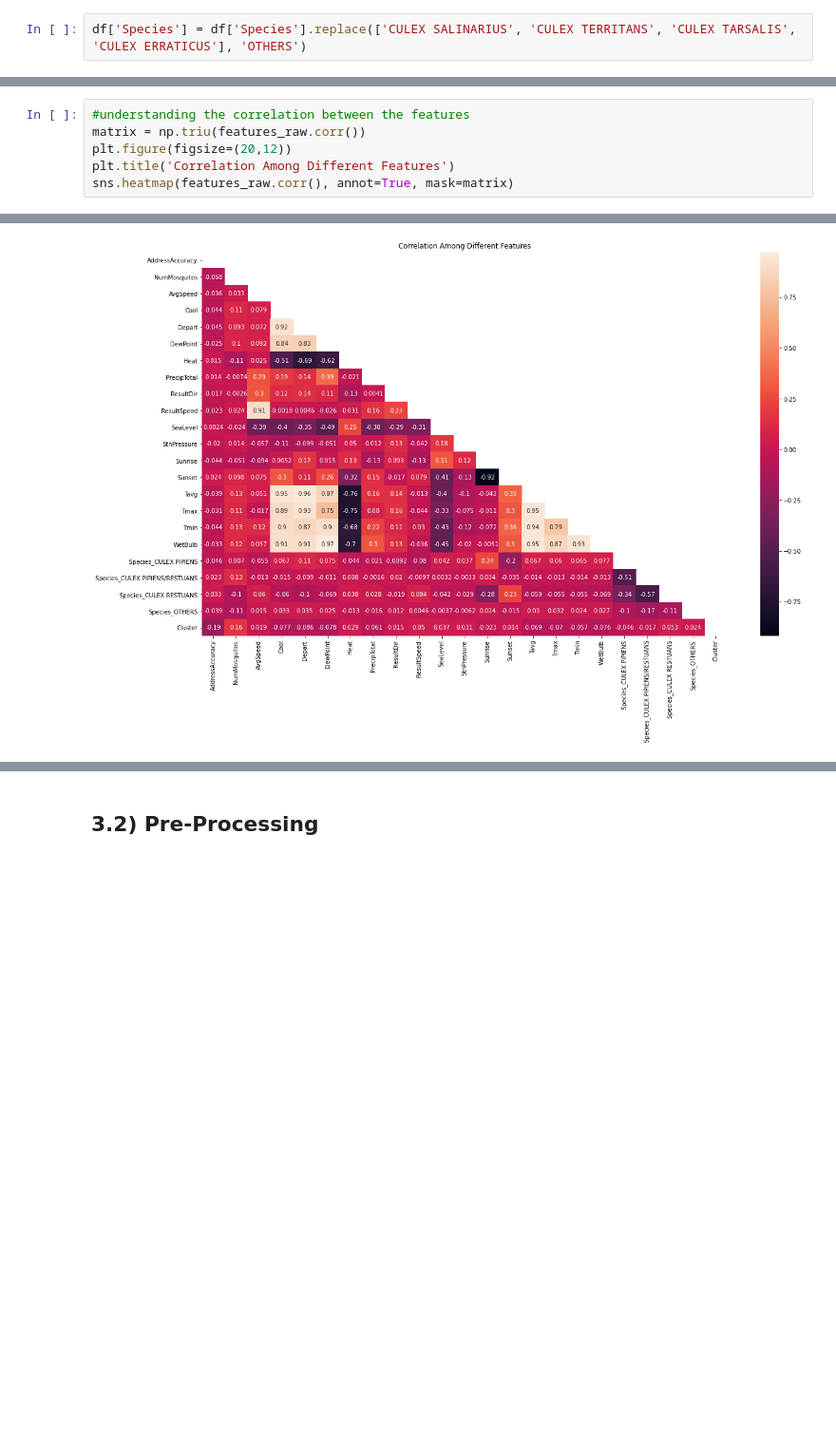
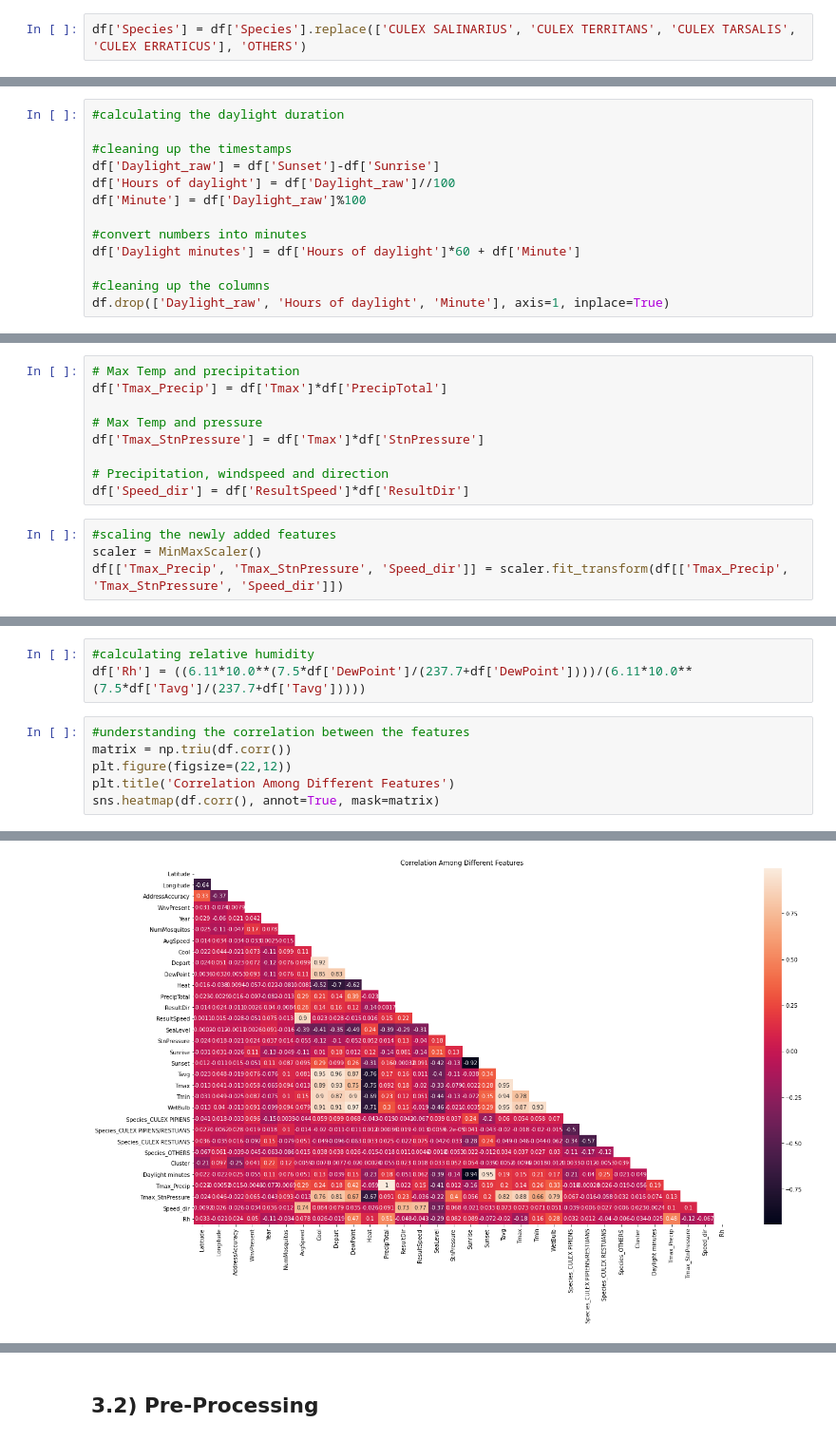
Before and after one commit to jade-lam/Springboard-DSC, a Jupyter notebook: Capstone 2 - West Nile Virus Prediction.ipynb, the cells around one changed output, grey strips where cells are left out. Shown at 95% size. Drawn from its saved outputs; the diff is of its cells as text; blank space fills up the shorter version.

```diff
--- a/Capstone 2 - West Nile Virus Prediction.ipynb
+++ b/Capstone 2 - West Nile Virus Prediction.ipynb
@@ -564,0 +631,13 @@ features_raw.shape
+# %%
+#calculating the daylight duration
+
+#cleaning up the timestamps
+df['Daylight_raw'] = df['Sunset']-df['Sunrise']
+df['Hours of daylight'] = df['Daylight_raw']//100
+df['Minute'] = df['Daylight_raw']%100
+
+#convert numbers into minutes
+df['Daylight minutes'] = df['Hours of daylight']*60 + df['Minute']
+
+#cleaning up the columns
+df.drop(['Daylight_raw', 'Hours of daylight', 'Minute'], axis=1, inplace=True)
@@ -564,0 +651,13 @@ features_raw.shape
+# %%
+# Max Temp and precipitation
+df['Tmax_Precip'] = df['Tmax']*df['PrecipTotal']
+
+# Max Temp and pressure
+df['Tmax_StnPressure'] = df['Tmax']*df['StnPressure']
+
+# Precipitation, windspeed and direction
+df['Speed_dir'] = df['ResultSpeed']*df['ResultDir']
+# %%
+#scaling the newly added features
+scaler = MinMaxScaler()
+df[['Tmax_Precip', 'Tmax_StnPressure', 'Speed_dir']] = scaler.fit_transform(df[['Tmax_Precip', 'Tmax_StnPressure', 'Speed_dir']])
@@ -565,9 +670,12 @@ features_raw.shape
+# %%
+#calculating relative humidity
+df['Rh'] = ((6.11*10.0**(7.5*df['DewPoint']/(237.7+df['DewPoint'])))/(6.11*10.0**(7.5*df['Tavg']/(237.7+df['Tavg']))))
 # %%
 #understanding the correlation between the features
-matrix = np.triu(features_raw.corr())
-plt.figure(figsize=(20,12))
+matrix = np.triu(df.corr())
+plt.figure(figsize=(22,12))
 plt.title('Correlation Among Different Features')
-sns.heatmap(features_raw.corr(), annot=True, mask=matrix)
+sns.heatmap(df.corr(), annot=True, mask=matrix)
 # %% [output]
 <matplotlib.axes._subplots.AxesSubplot at 0x...>
-[figure, old version]
+[figure, new version]
```
Also changed, not shown: parts of 100 cells of this notebook.
